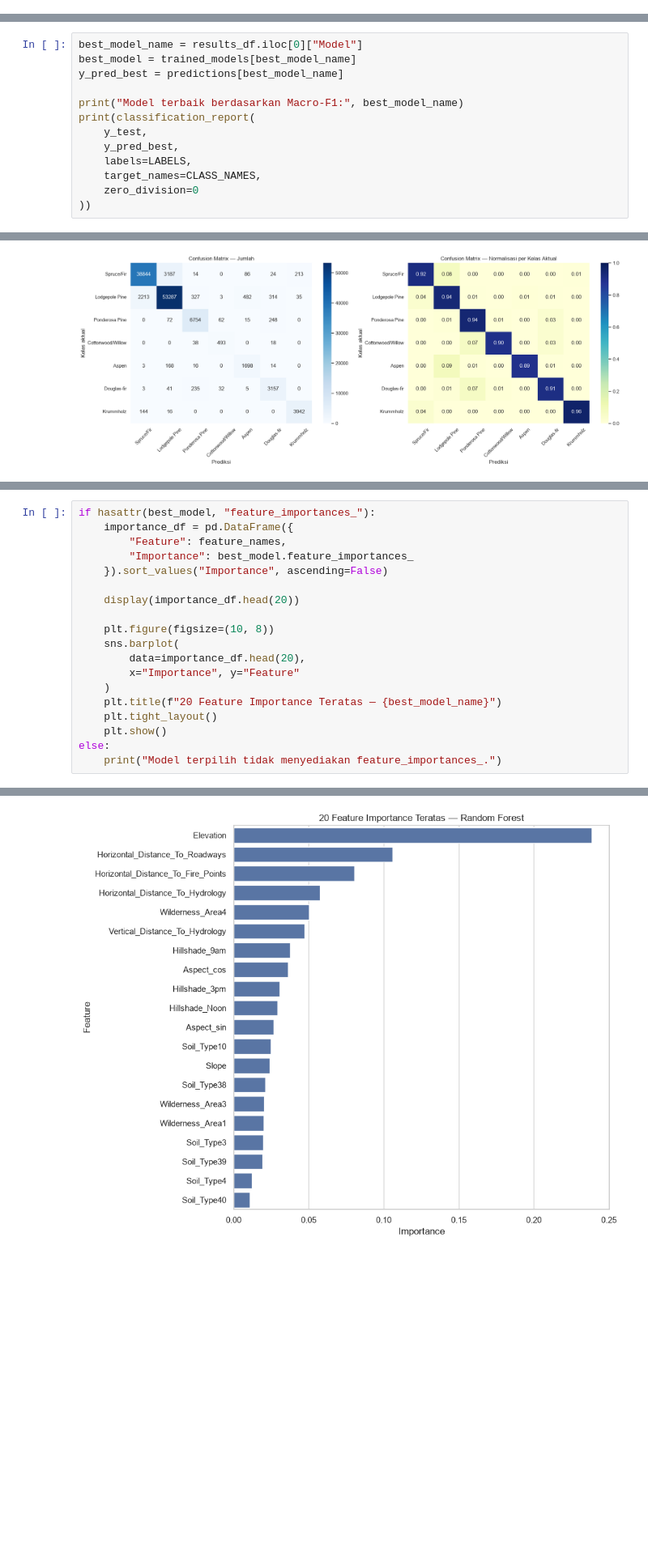
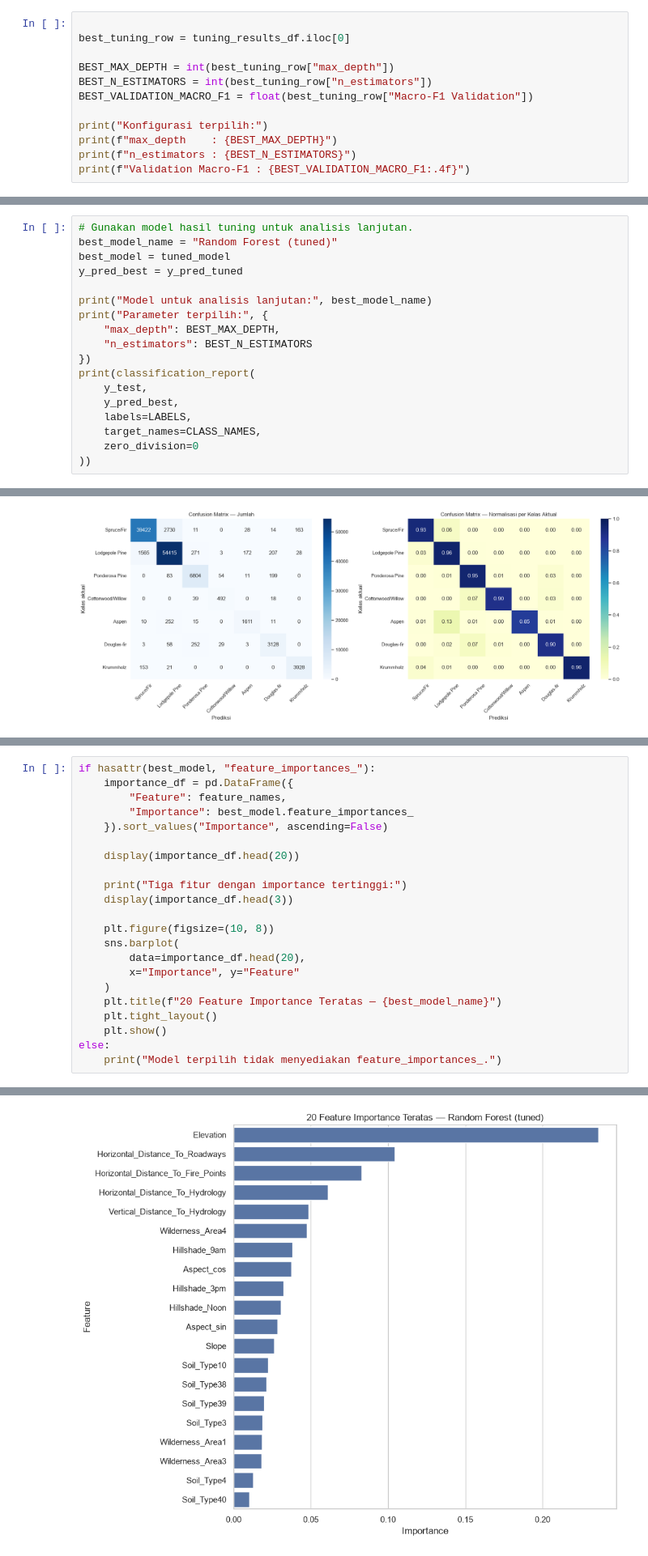
Before and after one commit to parseyparsey/123240182_Muh_Naufal_Alfarisi_IF_C_PROJEK_DATA_SCIENCE, a Jupyter notebook: 04_Modelling_Evaluasi_dan_Konklusi.ipynb, the cells around one changed output, grey strips where cells are left out. Shown at 81% size. Saved outputs shown, nothing was run; the diff lists cells and outputs as text; blank space fills up the shorter version.

```diff
--- a/04_Modelling_Evaluasi_dan_Konklusi.ipynb
+++ b/04_Modelling_Evaluasi_dan_Konklusi.ipynb
@@ -222,0 +360,12 @@ Random Forest dipilih karena memiliki Macro-F1 tertinggi, bukan semata-mata kare
+# %%
+
+best_tuning_row = tuning_results_df.iloc[0]
+
+BEST_MAX_DEPTH = int(best_tuning_row["max_depth"])
+BEST_N_ESTIMATORS = int(best_tuning_row["n_estimators"])
+BEST_VALIDATION_MACRO_F1 = float(best_tuning_row["Macro-F1 Validation"])
+
+print("Konfigurasi terpilih:")
+print(f"max_depth    : {BEST_MAX_DEPTH}")
+print(f"n_estimators : {BEST_N_ESTIMATORS}")
+print(f"Validation Macro-F1 : {BEST_VALIDATION_MACRO_F1:.4f}")
@@ -227,9 +453,14 @@ Model terbaik pada eksperimen ini dipilih berdasarkan Macro-F1 pada data test. K
 # %%
-best_model_name = results_df.iloc[0]["Model"]
-best_model = trained_models[best_model_name]
-y_pred_best = predictions[best_model_name]
+# Gunakan model hasil tuning untuk analisis lanjutan.
+best_model_name = "Random Forest (tuned)"
+best_model = tuned_model
+y_pred_best = y_pred_tuned
 
-print("Model terbaik berdasarkan Macro-F1:", best_model_name)
+print("Model untuk analisis lanjutan:", best_model_name)
+print("Parameter terpilih:", {
+    "max_depth": BEST_MAX_DEPTH,
+    "n_estimators": BEST_N_ESTIMATORS
+})
 print(classification_report(
     y_test,
     y_pred_best,
@@ -349,6 +567,9 @@ if hasattr(best_model, "feature_importances_"):
     }).sort_values("Importance", ascending=False)
 
     display(importance_df.head(20))
+
+    print("Tiga fitur dengan importance tertinggi:")
+    display(importance_df.head(3))
 
     plt.figure(figsize=(10, 8))
     sns.barplot(
@@ -381,4 +607,4 @@ else:
-[figure, old version]
+[figure, new version]
 # %% [markdown]
 ### Interpretasi feature importance Random Forest
 
```
Also changed, not shown: parts of 26 cells of this notebook, 4 other files.
